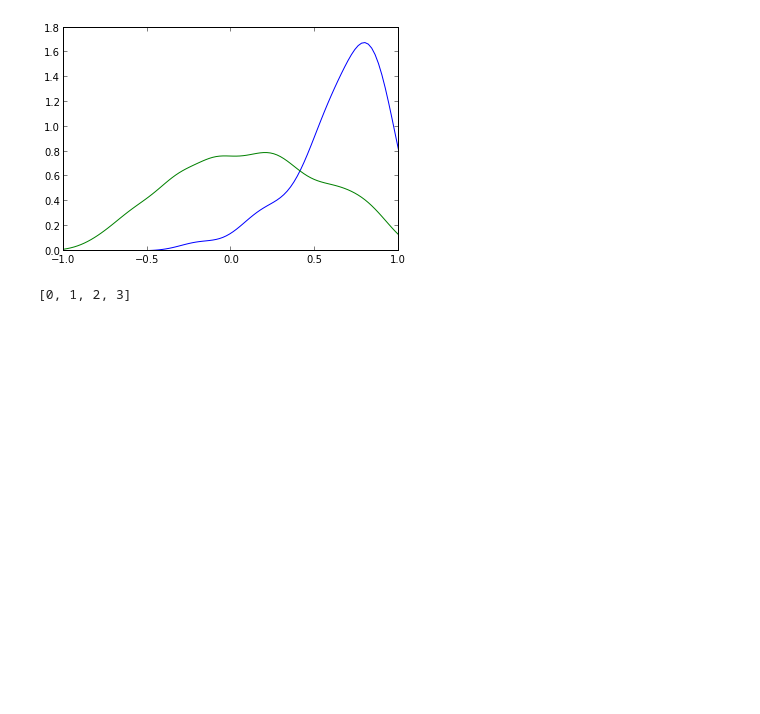
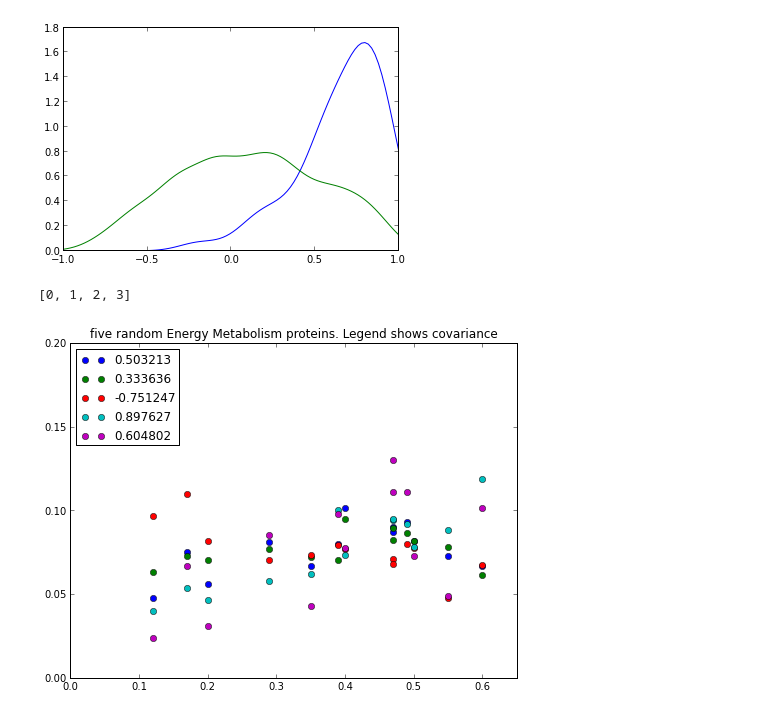
Before and after one commit to uriba/proteome-analysis, a Jupyter notebook: Untitled0.ipynb, the cells around one changed output. Cells and saved outputs as stored; diff of their text form; code cells hidden in the pictures; blank space fills up the shorter version.

Commit message:
Added graphs of individual proteins and Ron's qa suggestion regarding total protein mass vs. cell volume

```diff
--- a/Untitled0.ipynb
+++ b/Untitled0.ipynb
@@ -28,3 +258,41 @@ ValueError: x and y must have same first dimension
 # %%
 # %% [output]
 [0, 1, 2, 3]
+# %%
+covs = []
+catcovs = {}
+noise = []
+slopes = []
+mins = []
+positive = 0
+high_correlation_indices = []
+prots = {}
+high_cor_prots = {}
+threshold = 0.3
+maxval = 5
+j = 0
+values = []
+for row_index, row in ecoli_data_values.iterrows():
+    desc = []
+    # calculate the correlation
+    cov = row.cov(gr)/(row.std() * gr.std())
+    # get the protein annotation information
+    eco = ecoli_data['UP_AC'][row_index]
+    uniprot = uni_to_eco[uni_to_eco['uniprot'] == eco]['eco'].values.astype('string')[0]
+    if uniprot != 'NotMapped':
+	desc = annotations[annotations['Uniprot'] == uniprot].values.astype('string')
+	if len(desc)>0:
+	    if desc[0][2] == 'Energy Metabolism' and j < maxval:
+		j += 1
+		normvals = row/row.sum()
+		values.append(normvals)
+		covs.append(cov)
+for i in range(0,len(values)):
+    plot(gr.values,values[i],'o',label="%f" % covs[i])
+legend(loc='upper left')
+title('five random Energy Metabolism proteins. Legend shows covariance')
+ylim([0,0.2])
+xlim([0,0.65])
+savefig('FiveEnergyMetabolismProts.png')
+# %% [output]
+[figure, added]
```
Also changed, not shown: parts of 5 cells of this notebook.
